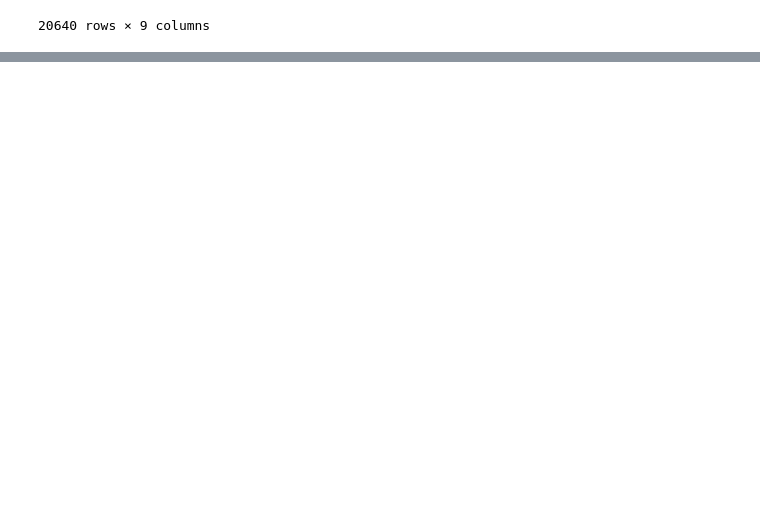
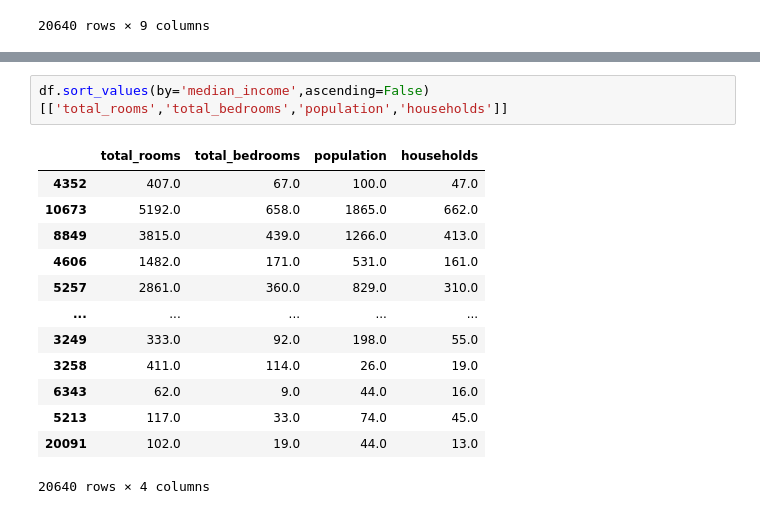
Before and after one commit to emi1977/datasciencemi, a Jupyter notebook: pandas/limpieza_datos.ipynb, the cells around one changed output, grey strips where cells are left out. Saved outputs shown, nothing was run; the diff lists cells and outputs as text; blank space fills up the shorter version.

```diff
--- a/pandas/limpieza_datos.ipynb
+++ b/pandas/limpieza_datos.ipynb
@@ -497,0 +634,16 @@ df_num[~df_num['housing_median_age'].between(1,100)]
+# %%
+df.sort_values(by='median_income',ascending=False)[['total_rooms','total_bedrooms','population','households']]
+# %% [output]
+|  | total_rooms | total_bedrooms | population | households |
+| 4352 | 407.0 | 67.0 | 100.0 | 47.0 |
+| 10673 | 5192.0 | 658.0 | 1865.0 | 662.0 |
+| 8849 | 3815.0 | 439.0 | 1266.0 | 413.0 |
+| 4606 | 1482.0 | 171.0 | 531.0 | 161.0 |
+| 5257 | 2861.0 | 360.0 | 829.0 | 310.0 |
+| ... | ... | ... | ... | ... |
+| 3249 | 333.0 | 92.0 | 198.0 | 55.0 |
+| 3258 | 411.0 | 114.0 | 26.0 | 19.0 |
+| 6343 | 62.0 | 9.0 | 44.0 | 16.0 |
+| 5213 | 117.0 | 33.0 | 74.0 | 45.0 |
+| 20091 | 102.0 | 19.0 | 44.0 | 13.0 |
+20640 rows × 4 columns
```
Also changed, not shown: parts of 19 cells of this notebook.
